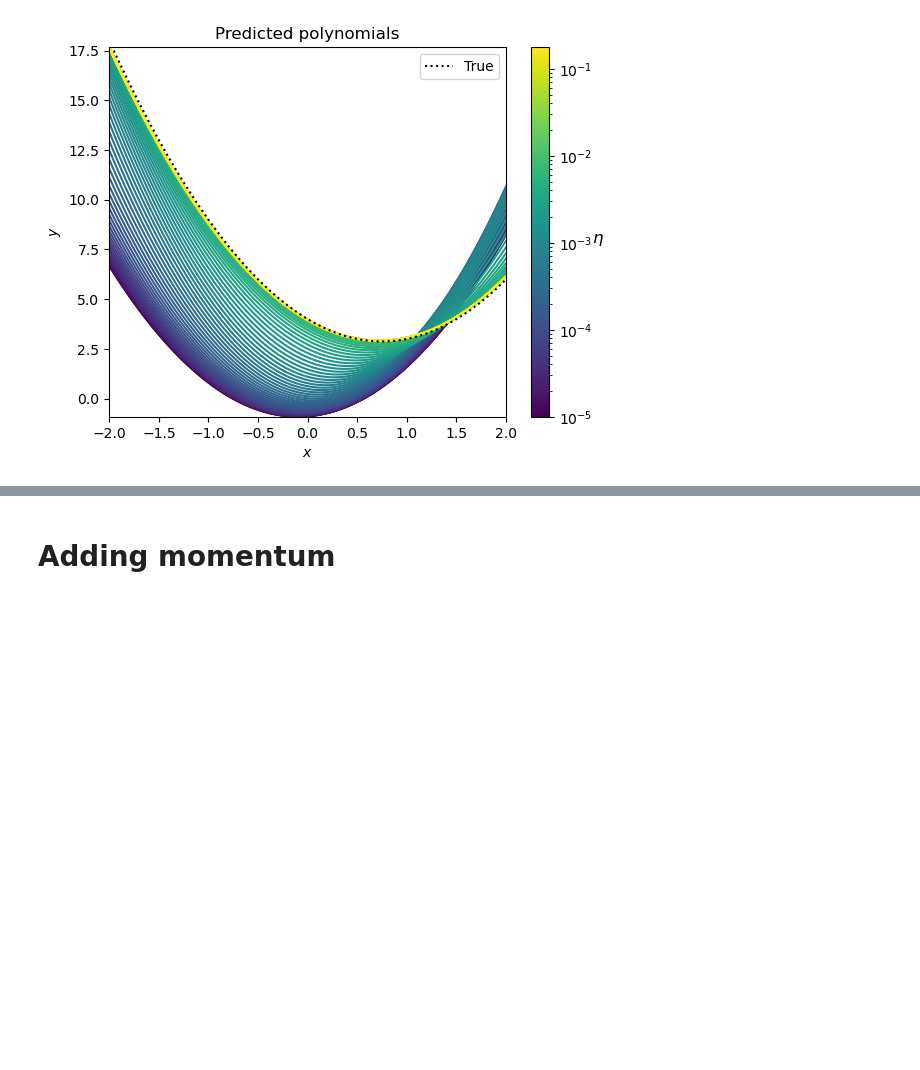
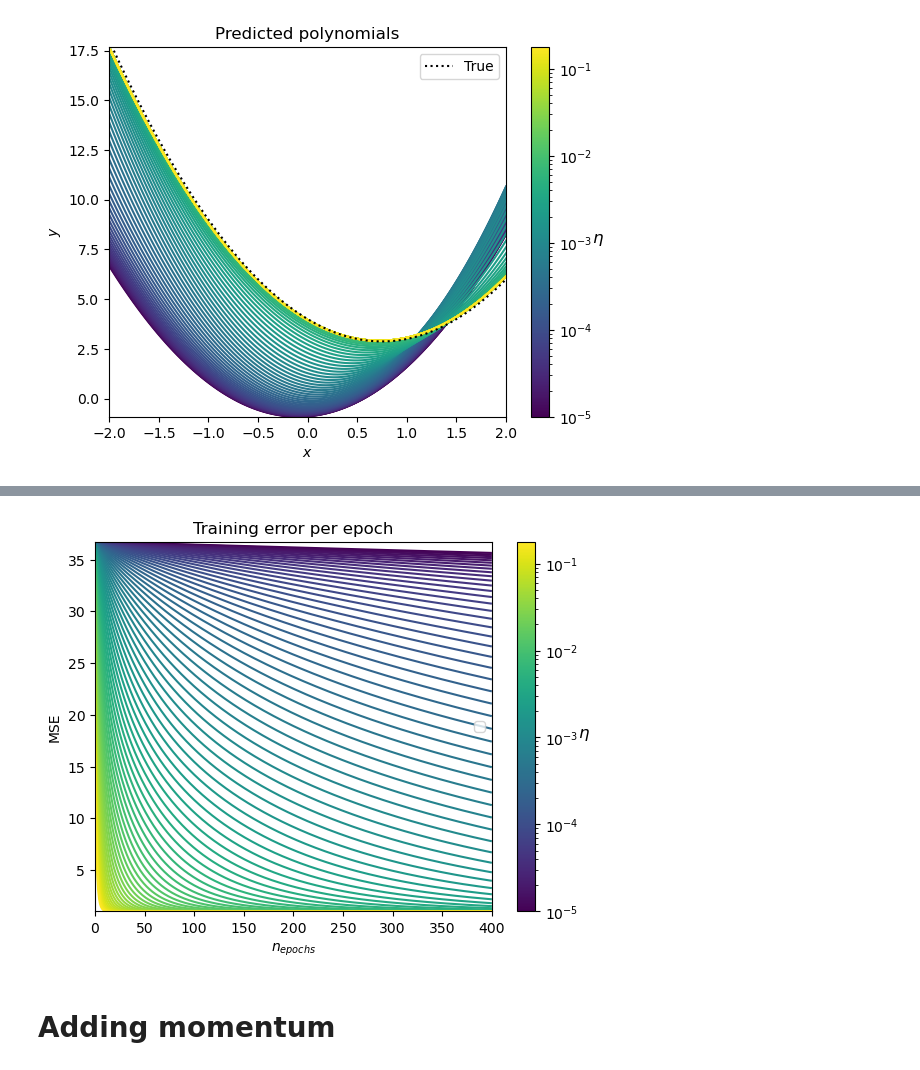
Before and after one commit to augustfe/FYSSTK, a Jupyter notebook: Project2/src/gradient_analysis.ipynb, the cells around one changed output, grey strips where cells are left out. Cells and saved outputs as stored; diff of their text form; code cells hidden in the pictures; blank space fills up the shorter version.

```diff
--- a/Project2/src/gradient_analysis.ipynb
+++ b/Project2/src/gradient_analysis.ipynb
@@ -120,6 +124,33 @@ def plot_pred_per_eta(xnew, ynew_vals, eta_arr, func=simple_poly):
     cbar = plt.colorbar(sm)
     cbar.ax.set_ylabel(r"$\eta$", rotation=0, fontsize='large')
     plt.show()
+# %%
+def plot_error_per_eta(error_arr, eta_arr):
+    from matplotlib import colormaps
+    import matplotlib as mpl
+
+    fig, ax = plt.subplots()
+
+    cmap = colormaps.get_cmap("viridis")
+    norm = mpl.colors.LogNorm(vmin=eta_arr[0], vmax=eta_arr[-1])
+
+    sm = mpl.cm.ScalarMappable(norm=norm, cmap=cmap)
+    sm.set_array([])
+
+    ax.set_xlim(0, error_arr.shape[1])
+    ax.set_ylim(np.min(error_arr), np.max(error_arr))
+
+    for i, error in enumerate(error_arr):
+        ax.plot(error, color=cmap(norm(eta_arr[i])))
+
+    # ax.plot(xnew, func(xnew), ":", color="k", label="True")
+    ax.set_xlabel(r"$n_{epochs}$")
+    ax.set_ylabel("MSE")
+    plt.title("Training error per epoch")
+    plt.legend()
+    cbar = plt.colorbar(sm)
+    cbar.ax.set_ylabel(r"$\eta$", rotation=0, fontsize='large')
+    plt.show()
 # %% [markdown]
 To get a more visual understanding of how $\eta$ effects the resulting predictions, I have genereted the plot below. Here we see that the higher values of $\eta$ place us closer to the true line, marked with dots.
 # %%
@@ -127,3 +158,6 @@ ynew_vals = predict_per_theta(theta_arr)
 plot_pred_per_eta(xnew, ynew_vals, eta_arr)
 # %% [output]
 [figure]
+# %%
+plot_error_per_eta(error_arr, eta_arr)
+# %% [output]
@@ -130,3 +165,4 @@ plot_pred_per_eta(xnew, ynew_vals, eta_arr)
+[figure, added]
 # %% [markdown]
 # Adding momentum
 # %%
```
Also changed, not shown: parts of 14 cells of this notebook, 5 other files.
